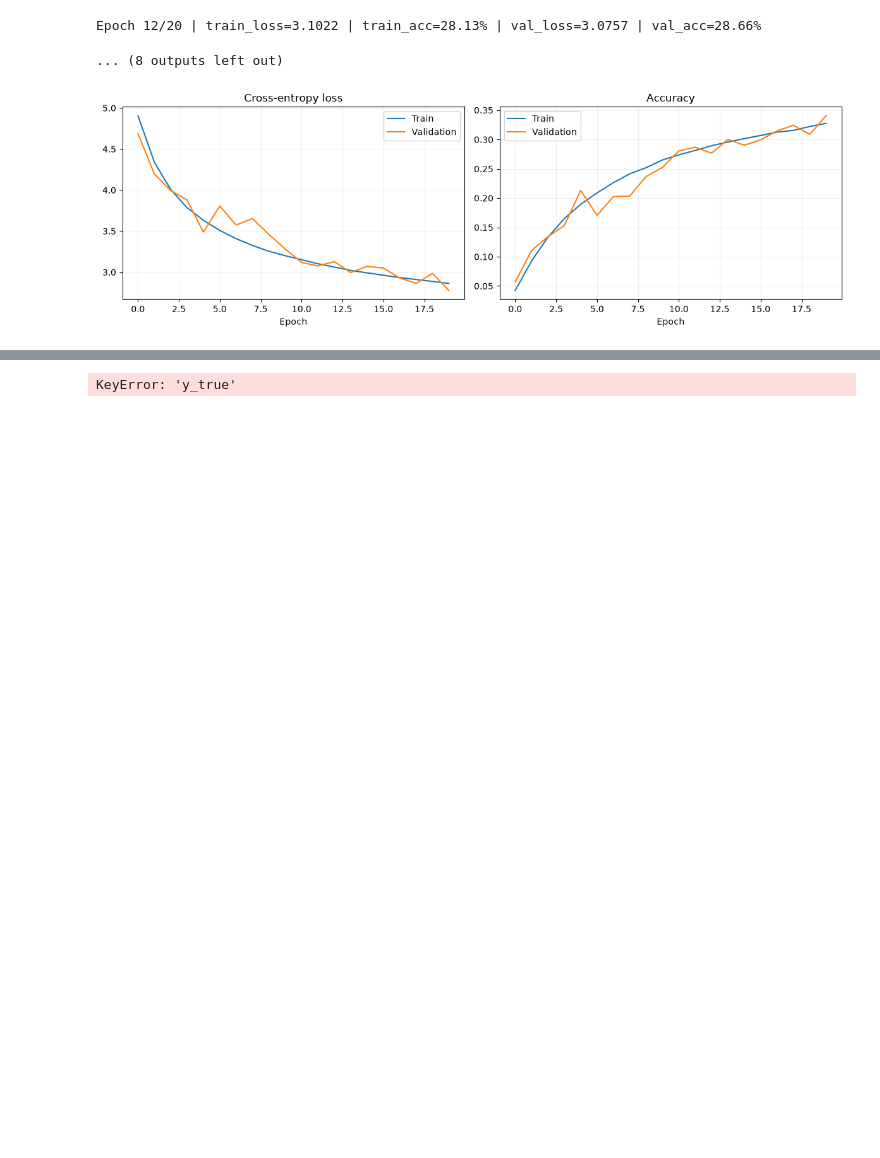
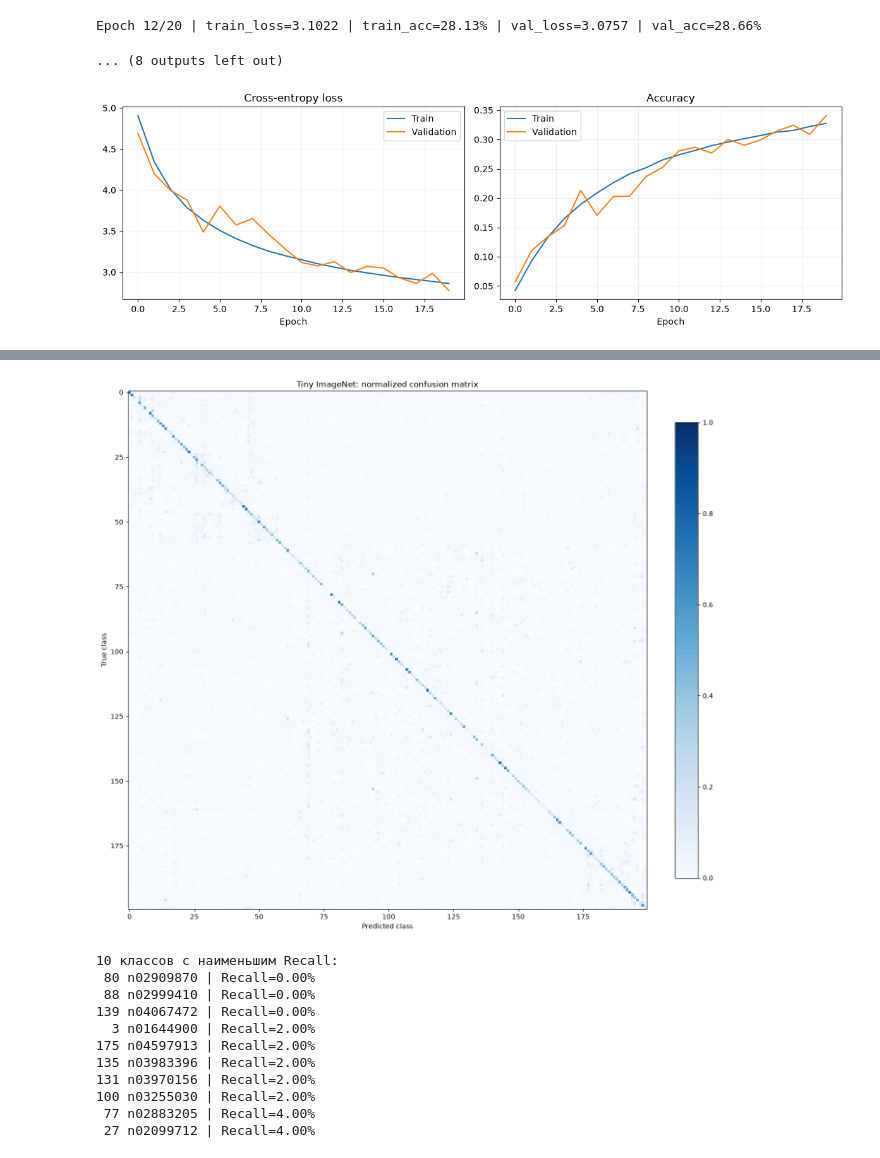
Before and after one commit to ShimshonDan/nn, a Jupyter notebook: NN/TinyImage.ipynb, the cells around one changed output, grey strips where cells are left out. Drawn from its saved outputs; the diff is of its cells as text; code cells hidden in the pictures; blank space fills up the shorter version.

```diff
--- a/NN/TinyImage.ipynb
+++ b/NN/TinyImage.ipynb
@@ -282,6 +282,10 @@ plt.show()
 # %% [output]
 [figure]
 # %%
-metrics = evaluate(model, val_loader, criterion, DEVICE)
-print(f"Validation loss: {metrics['loss']:.4f}")
-print(f"Validation accuracy: {metrics['accuracy']:.2%}")
+metrics = evaluate(
+    model,
+    val_loader,
+    criterion,
+    device=DEVICE,
+    return_predictions=True
+)
@@ -291,20 +292,56 @@ Validation accuracy: 34.08%
 # %%
-cm = confusion_matrix(metrics['y_true'], metrics['y_pred'],
-                      labels=np.arange(NUM_CLASSES), normalize='true')
+cm = confusion_matrix(
+    metrics['y_true'],
+    metrics['y_pred'],
+    labels=np.arange(NUM_CLASSES),
+    normalize='true'
+)
+
 fig, ax = plt.subplots(figsize=(13, 12))
-im = ax.imshow(cm, cmap='Blues', vmin=0, vmax=1, interpolation='nearest')
+
+im = ax.imshow(
+    cm,
+    cmap='Blues',
+    vmin=0,
+    vmax=1,
+    interpolation='nearest'
+)
+
 fig.colorbar(im, ax=ax, fraction=0.04)
+
 ax.set_title('Tiny ImageNet: normalized confusion matrix')
 ax.set_xlabel('Predicted class')
 ax.set_ylabel('True class')
+
 plt.tight_layout()
 plt.show()
 
 recall = np.diag(cm)
-idx_to_class = {i: name for name, i in train_dataset.class_to_idx.items()}
+
+idx_to_class = {
+    i: name
+    for name, i in class_to_idx.items()
+}
+
 worst = np.argsort(recall)[:10]
-print('10 классов с наименьшим recall:')
+
+print('10 классов с наименьшим Recall:')
+
 for idx in worst:
-    print(f'{idx:3d} {idx_to_class[idx]} | recall={recall[idx]:.2%}')
+    print(
+        f'{idx:3d} {idx_to_class[idx]} | '
+        f'Recall={recall[idx]:.2%}'
+    )
 # %% [output]
+[figure, added]
-KeyError: 'y_true'
+10 классов с наименьшим Recall:
+ 80 n02909870 | Recall=0.00%
+ 88 n02999410 | Recall=0.00%
+139 n04067472 | Recall=0.00%
+  3 n01644900 | Recall=2.00%
+175 n04597913 | Recall=2.00%
+135 n03983396 | Recall=2.00%
+131 n03970156 | Recall=2.00%
+100 n03255030 | Recall=2.00%
+ 77 n02883205 | Recall=4.00%
+ 27 n02099712 | Recall=4.00%
```
Also changed, not shown: parts of 3 cells of this notebook.
